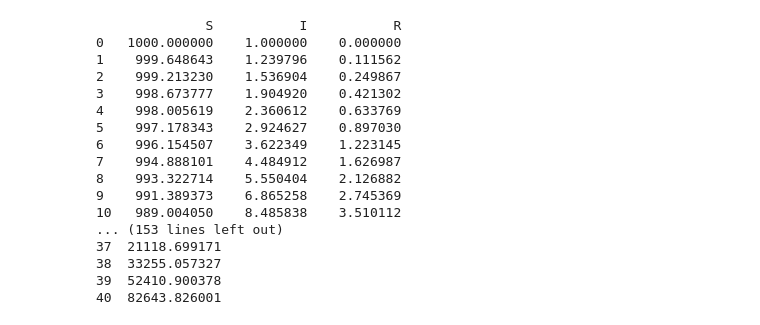
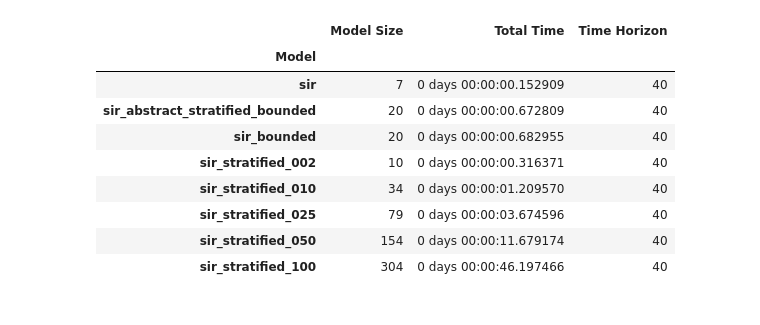
Before and after one commit to siftech/funman, a Jupyter notebook: notebooks/abstraction-bounding-demo.ipynb, the cells around one changed output. Cells and saved outputs as stored; diff of their text form; code cells hidden in the pictures.

```diff
--- a/notebooks/abstraction-bounding-demo.ipynb
+++ b/notebooks/abstraction-bounding-demo.ipynb
@@ -184,27 +227,16 @@ for (values_df, model) in [(base_df, "base"), (destratified_df, "stratified")]:
 reasons = '\n'.join(map(str, all_failures))
 assert len(all_failures) == 0, f"The bounds failed in the following cases:\n{reasons}"
-# %%
-# base_df[["S", "I", "R"]].plot()
-# stratified_df[["S", "I", "R"]].plot()
-# bounded_abstract_df[["S_lb", "S_ub", "I_lb", "I_ub", "R_lb", "R_ub"]].plot()
-print(base_df[["S", "I", "R"]])
-print(stratified_df[["S", "I", "R"]])
-print(bounded_abstract_df[["S_lb", "S_ub", "I_lb", "I_ub", "R_lb", "R_ub"]])
-# %% [output]
-              S           I           R
-0   1000.000000    1.000000    0.000000
-1    999.648643    1.239796    0.111562
-2    999.213230    1.536904    0.249867
-3    998.673777    1.904920    0.421302
-4    998.005619    2.360612    0.633769
-5    997.178343    2.924627    0.897030
-6    996.154507    3.622349    1.223145
-7    994.888101    4.484912    1.626987
-8    993.322714    5.550404    2.126882
-9    991.389373    6.865258    2.745369
-10   989.004050    8.485838    3.510112
-... (153 lines left out)
-37  21118.699171
-38  33255.057327
-39  52410.900378
-40  82643.826001
+# %%
+# Summarize the runtime of the different models
+runtime_stats_dataframe(request_params).sort_index()
+# %% [output]
+|  | Model Size | Total Time | Time Horizon |
+| Model |  |  |  |
+| sir | 7 | 0 days 00:00:00.152909 | 40 |
+| sir_abstract_stratified_bounded | 20 | 0 days 00:00:00.672809 | 40 |
+| sir_bounded | 20 | 0 days 00:00:00.682955 | 40 |
+| sir_stratified_002 | 10 | 0 days 00:00:00.316371 | 40 |
+| sir_stratified_010 | 34 | 0 days 00:00:01.209570 | 40 |
+| sir_stratified_025 | 79 | 0 days 00:00:03.674596 | 40 |
+| sir_stratified_050 | 154 | 0 days 00:00:11.679174 | 40 |
+| sir_stratified_100 | 304 | 0 days 00:00:46.197466 | 40 |
```
Also changed, not shown: parts of 7 cells of this notebook, 4 other files.
